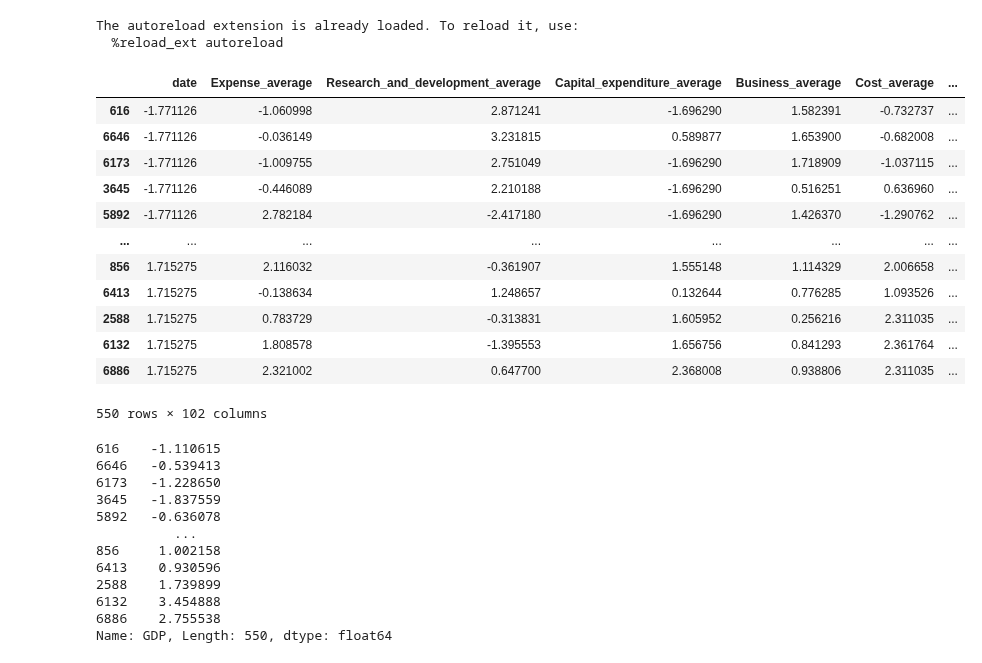
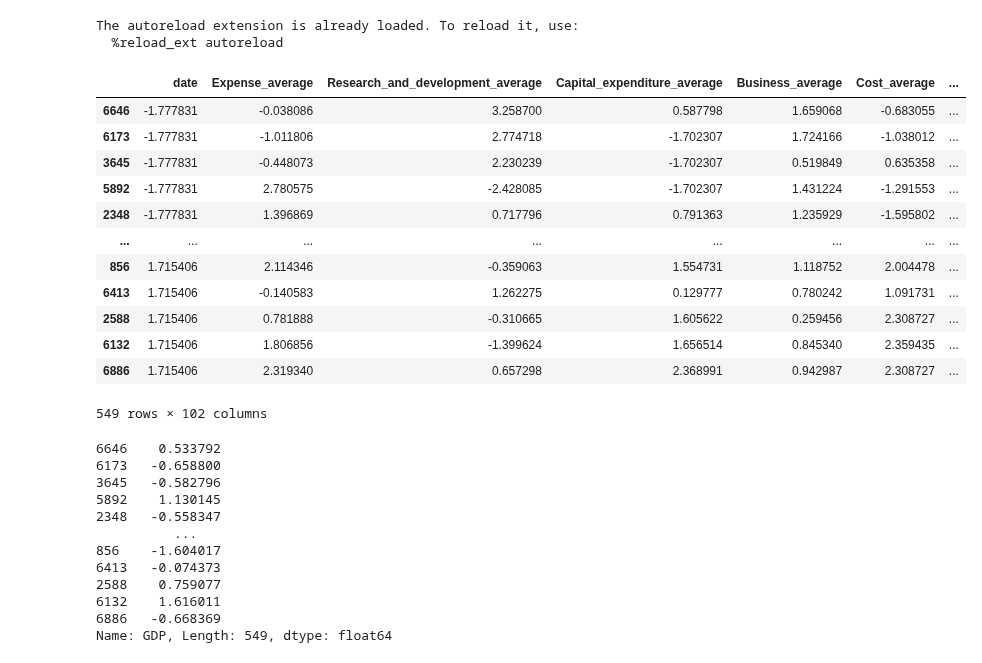
Before and after one commit to theS3b/Smoothing-Techniques-for-Predicting-High-Frequency-Time-Series, a Jupyter notebook: main.ipynb, the cells around one changed output. Drawn from its saved outputs; the diff is of its cells as text; code cells hidden in the pictures.

```diff
--- a/main.ipynb
+++ b/main.ipynb
@@ -23,41 +23,42 @@ The autoreload extension is already loaded. To reload it, use:
 SEED = 0
 EPS = 1e-6
 TRAIN_PROPORTION = 0.9
+TAKE_GDP_DELTA = True
 # %%
 data = load_data()
 
-X, y, countries, y_mean, y_std = preprocess_data(data=data, epsilon=EPS)
+X, y, countries, y_mean, y_std = preprocess_data(data=data, epsilon=EPS, take_gdp_diff=TAKE_GDP_DELTA, past_gdp_lag=None)
 
 X
 # %% [output]
 |  | date | Expense_average | Research_and_development_average | Capital_expenditure_average | Business_average | Cost_average | ... |
-| 616 | -1.771126 | -1.060998 | 2.871241 | -1.696290 | 1.582391 | -0.732737 | ... |
-| 6646 | -1.771126 | -0.036149 | 3.231815 | 0.589877 | 1.653900 | -0.682008 | ... |
-| 6173 | -1.771126 | -1.009755 | 2.751049 | -1.696290 | 1.718909 | -1.037115 | ... |
-| 3645 | -1.771126 | -0.446089 | 2.210188 | -1.696290 | 0.516251 | 0.636960 | ... |
-| 5892 | -1.771126 | 2.782184 | -2.417180 | -1.696290 | 1.426370 | -1.290762 | ... |
+| 6646 | -1.777831 | -0.038086 | 3.258700 | 0.587798 | 1.659068 | -0.683055 | ... |
+| 6173 | -1.777831 | -1.011806 | 2.774718 | -1.702307 | 1.724166 | -1.038012 | ... |
+| 3645 | -1.777831 | -0.448073 | 2.230239 | -1.702307 | 0.519849 | 0.635358 | ... |
+| 5892 | -1.777831 | 2.780575 | -2.428085 | -1.702307 | 1.431224 | -1.291553 | ... |
+| 2348 | -1.777831 | 1.396869 | 0.717796 | 0.791363 | 1.235929 | -1.595802 | ... |
 | ... | ... | ... | ... | ... | ... | ... | ... |
-| 856 | 1.715275 | 2.116032 | -0.361907 | 1.555148 | 1.114329 | 2.006658 | ... |
-| 6413 | 1.715275 | -0.138634 | 1.248657 | 0.132644 | 0.776285 | 1.093526 | ... |
-| 2588 | 1.715275 | 0.783729 | -0.313831 | 1.605952 | 0.256216 | 2.311035 | ... |
-| 6132 | 1.715275 | 1.808578 | -1.395553 | 1.656756 | 0.841293 | 2.361764 | ... |
-| 6886 | 1.715275 | 2.321002 | 0.647700 | 2.368008 | 0.938806 | 2.311035 | ... |
+| 856 | 1.715406 | 2.114346 | -0.359063 | 1.554731 | 1.118752 | 2.004478 | ... |
+| 6413 | 1.715406 | -0.140583 | 1.262275 | 0.129777 | 0.780242 | 1.091731 | ... |
+| 2588 | 1.715406 | 0.781888 | -0.310665 | 1.605622 | 0.259456 | 2.308727 | ... |
+| 6132 | 1.715406 | 1.806856 | -1.399624 | 1.656514 | 0.845340 | 2.359435 | ... |
+| 6886 | 1.715406 | 2.319340 | 0.657298 | 2.368991 | 0.942987 | 2.308727 | ... |
-550 rows × 102 columns
+549 rows × 102 columns
 # %%
 y
 # %% [output]
-616    -1.110615
-6646   -0.539413
-6173   -1.228650
-3645   -1.837559
-5892   -0.636078
+6646    0.533792
+6173   -0.658800
+3645   -0.582796
+5892    1.130145
+2348   -0.558347
           ...
-856     1.002158
-6413    0.930596
-2588    1.739899
-6132    3.454888
-6886    2.755538
-Name: GDP, Length: 550, dtype: float64
+856    -1.604017
+6413   -0.074373
+2588    0.759077
+6132    1.616011
+6886   -0.668369
+Name: GDP, Length: 549, dtype: float64
 # %%
 number_train = int(len(X) * TRAIN_PROPORTION)
 
```
Also changed, not shown: parts of 3 cells of this notebook, 2 other files.
